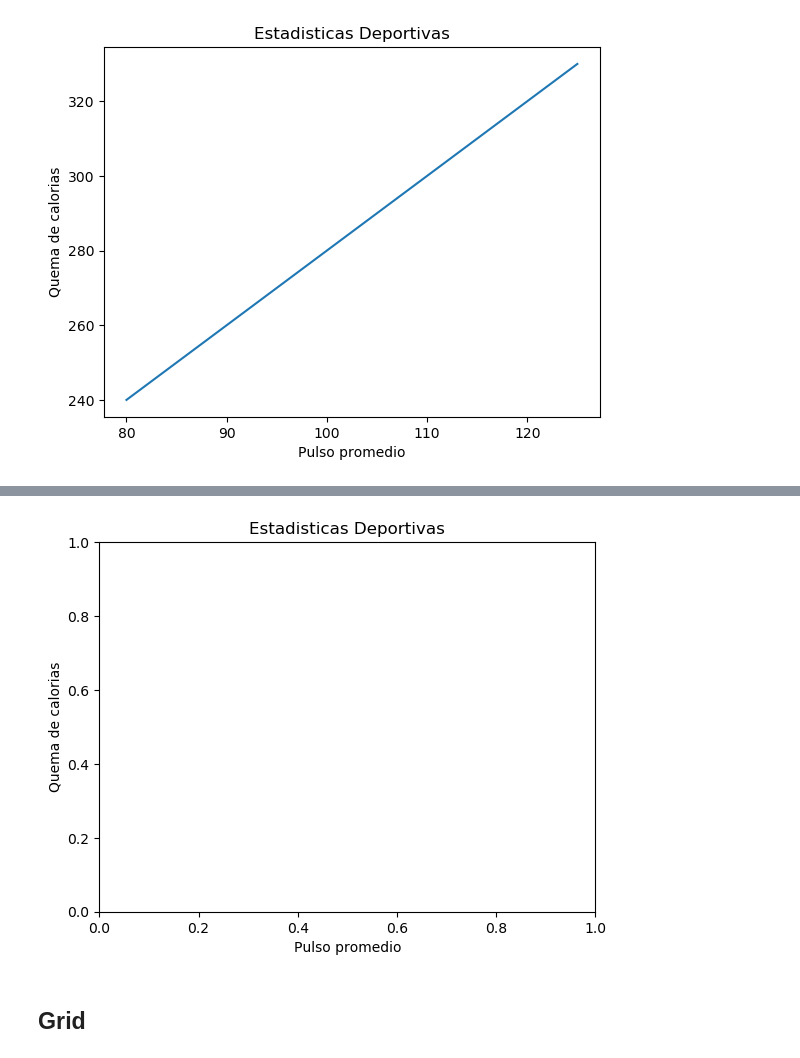
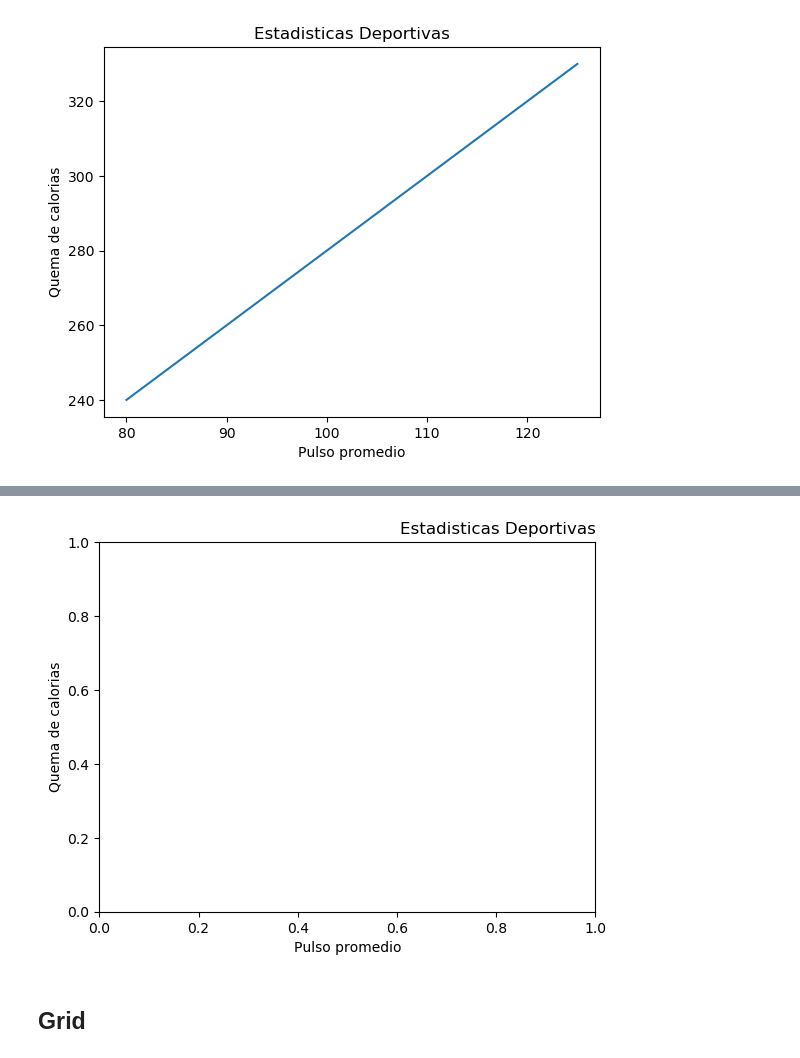
Before and after one commit to Ulimax/clase21, a Jupyter notebook: numpy.ipynb, the cells around one changed output, grey strips where cells are left out. Cells and saved outputs as stored; diff of their text form; code cells hidden in the pictures.

```diff
--- a/numpy.ipynb
+++ b/numpy.ipynb
@@ -609,10 +862,10 @@ Text(0.5, 1.0, 'Estadistica deo')
 # %%
-plt.title("Estadisticas Deportivas", loc="center")
+plt.title("Estadisticas Deportivas", loc="right") #center, left, right
 plt.xlabel("Pulso promedio")
 plt.ylabel("Quema de calorias")
 plt.show()
 # %% [output]
-[figure, old version]
+[figure, new version]
 # %% [markdown]
 ## Grid
 # %%
```
Also changed, not shown: parts of 73 cells of this notebook, 5 other files.
